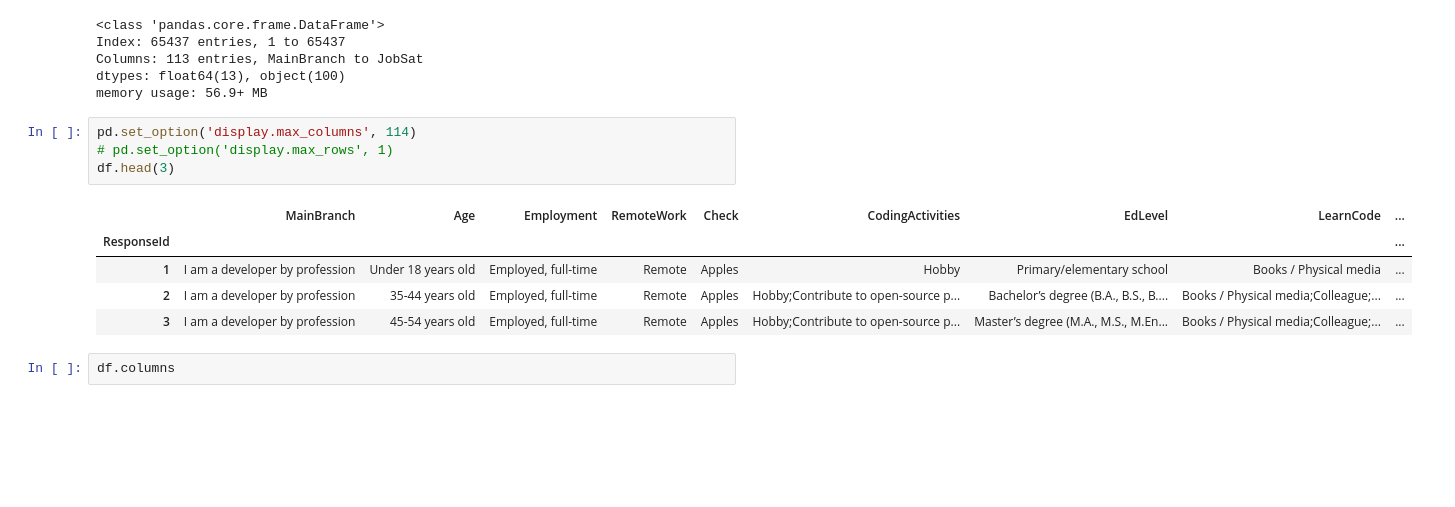
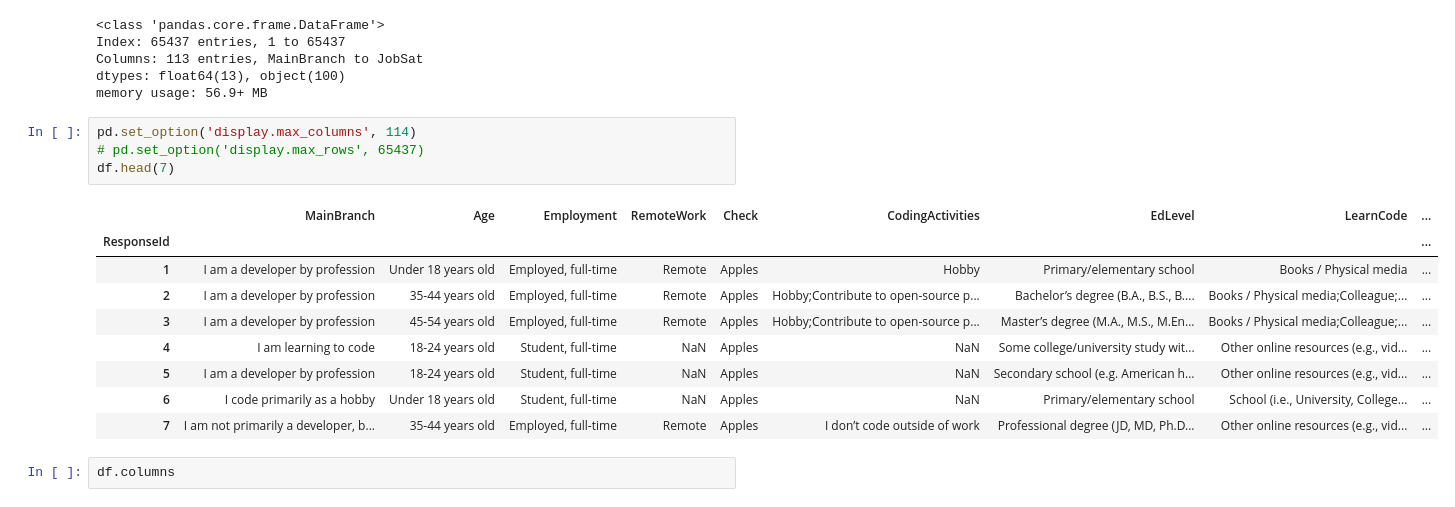
Before and after one commit to disooqi/learn-Pandas, a Jupyter notebook: Pandas Demo.ipynb, the cells around one changed output. Cells and saved outputs as stored; diff of their text form; blank space fills up the shorter version.

```diff
--- a/Pandas Demo.ipynb
+++ b/Pandas Demo.ipynb
@@ -19,14 +19,18 @@ dtypes: float64(13), object(100)
 memory usage: 56.9+ MB
 # %%
 pd.set_option('display.max_columns', 114)
-# pd.set_option('display.max_rows', 1)
-df.head(3)
+# pd.set_option('display.max_rows', 65437)
+df.head(7)
 # %% [output]
 |  | MainBranch | Age | Employment | RemoteWork | Check | CodingActivities | EdLevel | LearnCode | ... |
 | ResponseId |  |  |  |  |  |  |  |  | ... |
 | 1 | I am a developer by profession | Under 18 years old | Employed, full-time | Remote | Apples | Hobby | Primary/elementary school | Books / Physical media | ... |
 | 2 | I am a developer by profession | 35-44 years old | Employed, full-time | Remote | Apples | Hobby;Contribute to open-source p... | Bachelor’s degree (B.A., B.S., B.... | Books / Physical media;Colleague;... | ... |
 | 3 | I am a developer by profession | 45-54 years old | Employed, full-time | Remote | Apples | Hobby;Contribute to open-source p... | Master’s degree (M.A., M.S., M.En... | Books / Physical media;Colleague;... | ... |
+| 4 | I am learning to code | 18-24 years old | Student, full-time | NaN | Apples | NaN | Some college/university study wit... | Other online resources (e.g., vid... | ... |
+| 5 | I am a developer by profession | 18-24 years old | Student, full-time | NaN | Apples | NaN | Secondary school (e.g. American h... | Other online resources (e.g., vid... | ... |
+| 6 | I code primarily as a hobby | Under 18 years old | Student, full-time | NaN | Apples | NaN | Primary/elementary school | School (i.e., University, College... | ... |
+| 7 | I am not primarily a developer, b... | 35-44 years old | Employed, full-time | Remote | Apples | I don’t code outside of work | Professional degree (JD, MD, Ph.D... | Other online resources (e.g., vid... | ... |
 # %%
 df.columns
 # %% [output]
```
Also changed, not shown: parts of 21 cells of this notebook.
